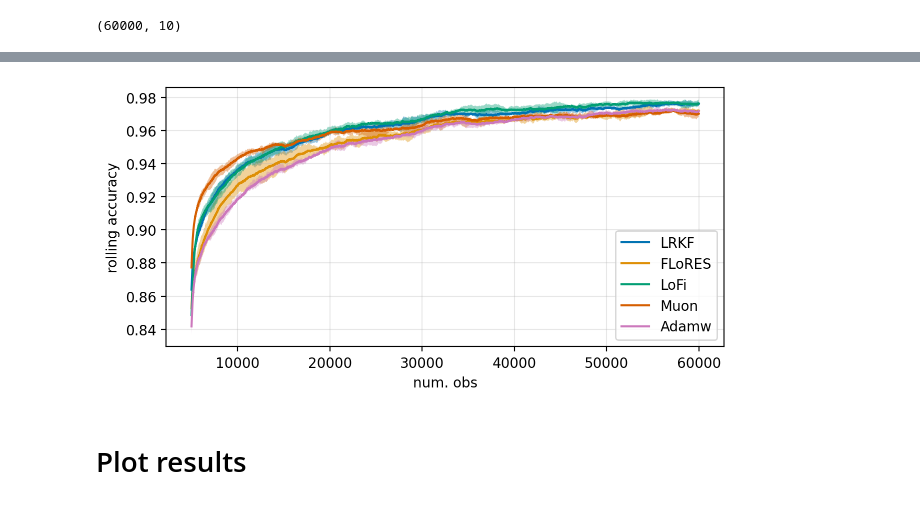
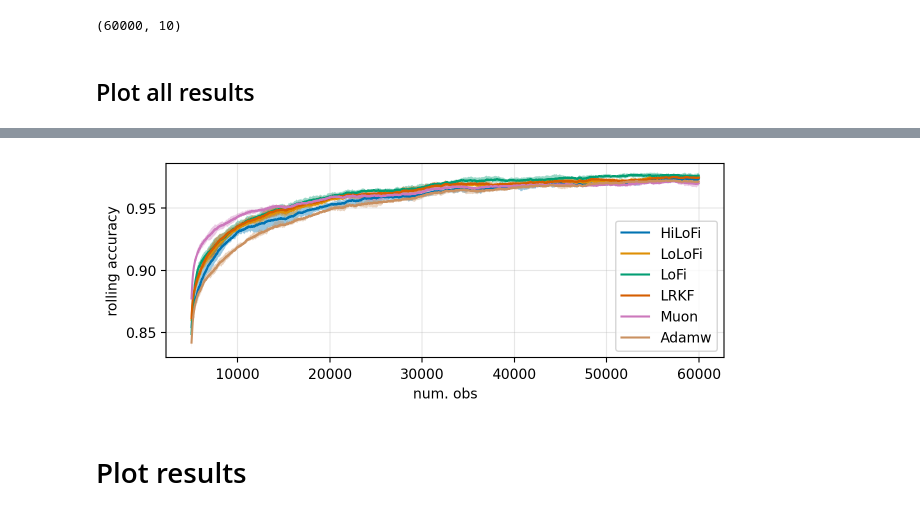
Before and after one commit to gerdm/low-rank-last-layer-inference, a Jupyter notebook: experiments/mnist-online-classification.ipynb, the cells around one changed output, grey strips where cells are left out. Saved outputs shown, nothing was run; the diff lists cells and outputs as text; code cells hidden in the pictures.

```diff
--- a/experiments/mnist-online-classification.ipynb
+++ b/experiments/mnist-online-classification.ipynb
@@ -206,0 +208,7 @@ Wall time: 56.9 ms
+# %%
+def mean_fn(params, x):
+    eta = model.apply(params, x)
+    return jax.nn.softmax(eta)
+
+def cov_fn(mean, eps=1e-4):
+    return jnp.diag(mean) - jnp.outer(mean, mean) + jnp.eye(len(mean)) * eps
@@ -206,0 +245,3 @@ Wall time: 56.9 ms
+# %%
+df_hilofi = pd.DataFrame(hist_hilofi.T)
+df_hilofi.shape
@@ -264,8 +333,6 @@ Wall time: 73.8 ms
 ## Muon Shampoo
 # %%
 from rebayes_mini.methods import replay_sgd
-# %%
-yhat = model.apply(params, X_train[:10])
 # %%
 def lossfn(params, counter, X, y, fn):
     yhat = fn(params, X)
@@ -361,14 +429,24 @@ df_adamw = pd.DataFrame(hist_adamw.T)
 df_adamw.shape
 # %% [output]
 (60000, 10)
+# %% [markdown]
+## Plot all results
+# %%
+def plot_err_bound(df, ax, label, periods=5000, min_periods=None):
+    min_periods = periods if min_periods is None else min_periods
+    df.rolling(periods, min_periods=min_periods).mean().mean(axis=1).plot(label=label, ax=ax)
+    lbound = df.rolling(periods, min_periods=min_periods).mean().quantile(0.25, axis=1)
+    ubound = df.rolling(periods, min_periods=min_periods).mean().quantile(0.75, axis=1)
+    ax.fill_between(lbound.index, lbound, ubound, alpha=0.4)
 # %%
 %%time
-fig, ax = plt.subplots(figsize=(7.2, 4.2 * 0.8))
+fig, ax = plt.subplots(figsize=(7.2, 4.2 * 0.6))
+plot_err_bound(df_hilofi, ax, "HiLoFi")
+plot_err_bound(df_lolofi, ax, "LoLoFi")
+plot_err_bound(df_lofi, ax, "LoFi")
 plot_err_bound(df_lrkf, ax, "LRKF")
-plot_err_bound(df_flores, ax, "FLoRES")
-plot_err_bound(df_lofi, ax, "LoFi")
+plot_err_bound(df_adamw, ax, "Adamw")
 plot_err_bound(df_muon, ax, "Muon")
-plot_err_bound(df_adamw, ax, "Adamw")
 plt.legend()
 plt.ylabel("rolling accuracy")
 plt.xlabel("num. obs")
@@ -380,4 +458,4 @@ Wall time: 35.5 s
-[figure, old version]
+[figure, new version]
 # %% [markdown]
 # Plot results
 # %%
```
Also changed, not shown: parts of 24 cells of this notebook, 4 other files.
